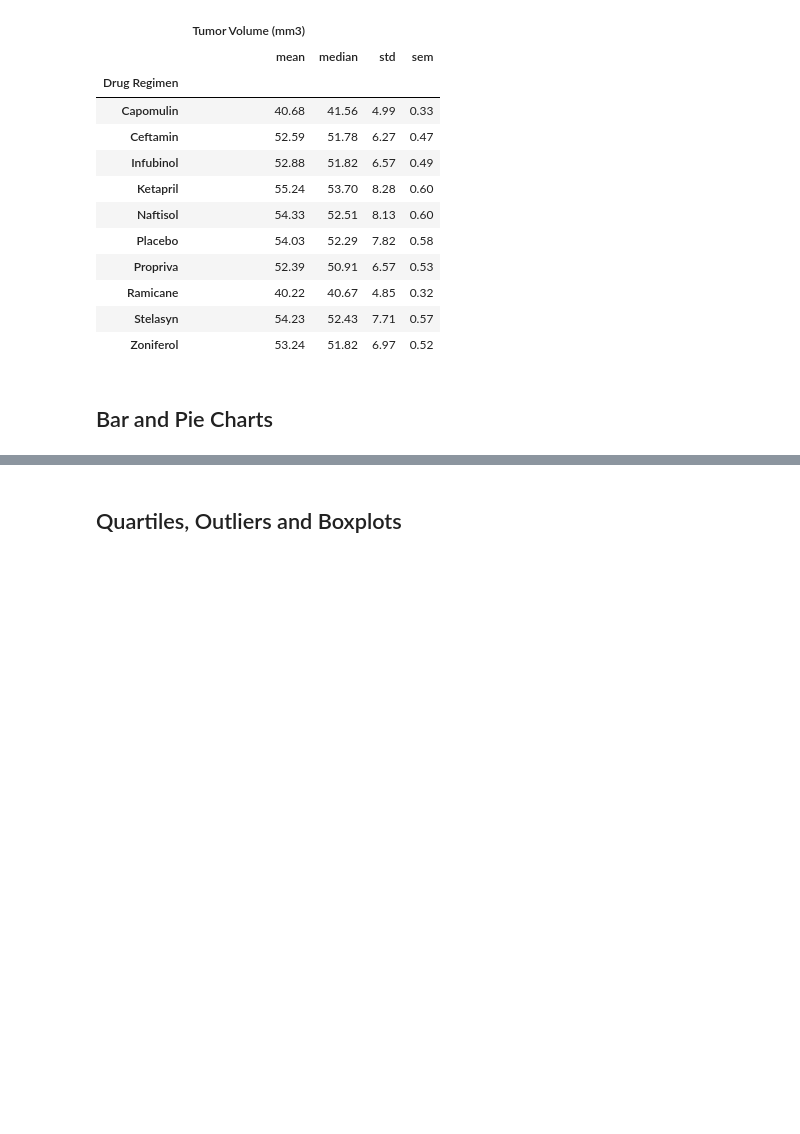
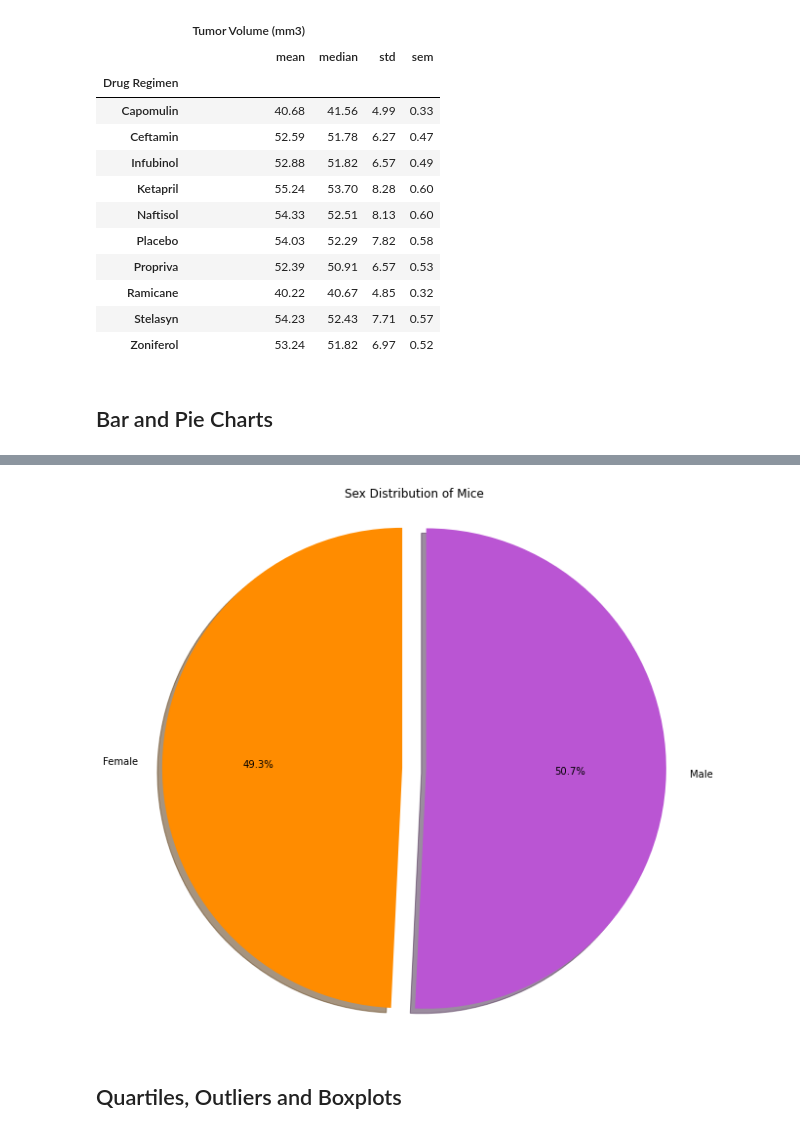
Before and after one commit to rromang/matplotlib, a Jupyter notebook: Pymaceuticals/pymaceuticals_starter.ipynb, the cells around one changed output, grey strips where cells are left out. Saved outputs shown, nothing was run; the diff lists cells and outputs as text; code cells hidden in the pictures; blank space fills up the shorter version.

```diff
--- a/Pymaceuticals/pymaceuticals_starter.ipynb
+++ b/Pymaceuticals/pymaceuticals_starter.ipynb
@@ -252,3 +270,17 @@ plt.show()
+# %%
+# Generate a pie plot showing the distribution of female versus male mice using pyplot
+sex_mice = clean_all_data.groupby(['Sex']).count()["Timepoint"]
+plt.figure(figsize=(10,10))
+labels = sex_mice.index.values
+explode = [0.1,0]
+my_colors = ['darkorange','mediumorchid']
+plt.pie(sex_mice, labels=labels,startangle=90, explode=explode, shadow=True, colors=my_colors, autopct='%1.1f%%')
+plt.axis('equal')
+plt.title('Sex Distribution of Mice')
+
+plt.show()
+# %% [output]
+[figure, added]
 # %% [markdown]
 ## Quartiles, Outliers and Boxplots
 # %%
```
Also changed, not shown: parts of 17 cells of this notebook.
